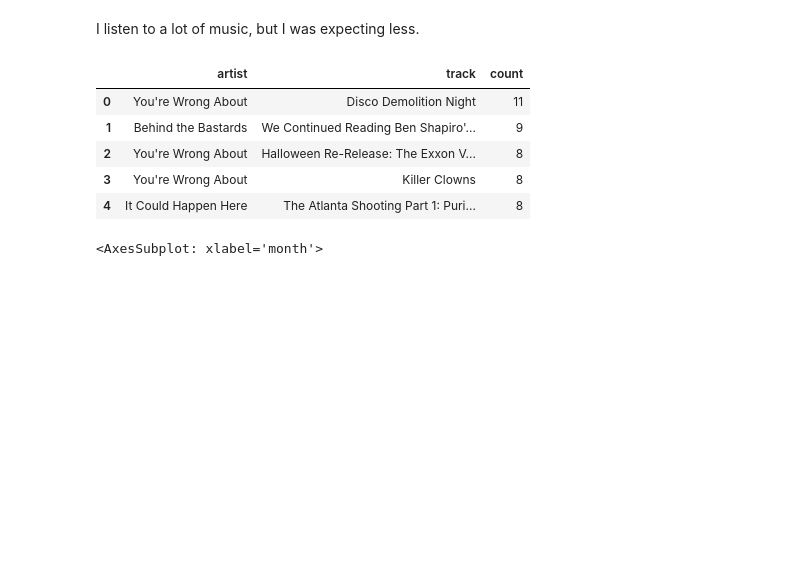
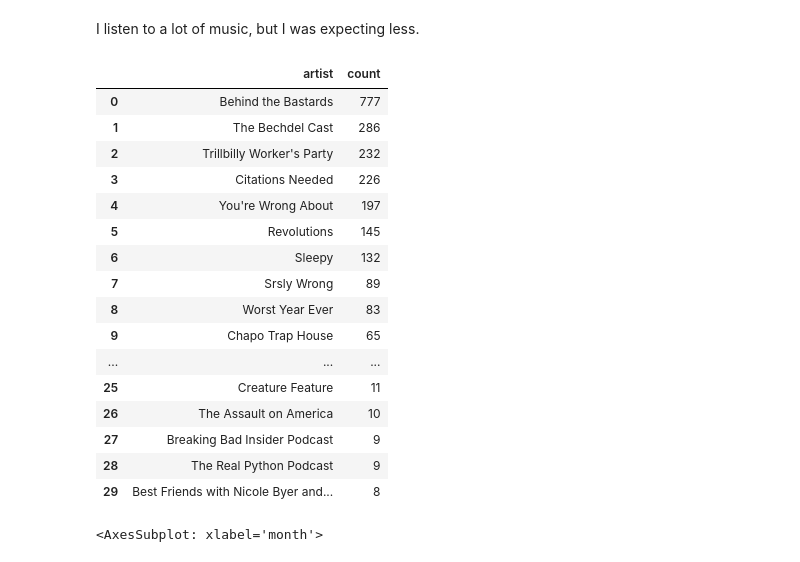
Before and after one commit to mmmuir/CL_DA2, a Jupyter notebook: analysis.ipynb, the cells around one changed output. Saved outputs shown, nothing was run; the diff lists cells and outputs as text; code cells hidden in the pictures; blank space fills up the shorter version.

```diff
--- a/analysis.ipynb
+++ b/analysis.ipynb
@@ -151,14 +132,25 @@ len(del_skips(music_streams)["track"].unique())
 # %% [markdown]
 I listen to a lot of music, but I was expecting less.
 # %%
-most_played(podcasts, nofeatures=True).head(5).sort_values(by="count", ascending=False)
+most_played(podcasts.query("playtime_m > 3"), artists=True, nofeatures=True).head(30).sort_values(by="count", ascending=False)
 # %% [output]
-|  | artist | track | count |
-| 0 | You're Wrong About | Disco Demolition Night | 11 |
-| 1 | Behind the Bastards | We Continued Reading Ben Shapiro'... | 9 |
-| 2 | You're Wrong About | Halloween Re-Release: The Exxon V... | 8 |
-| 3 | You're Wrong About | Killer Clowns | 8 |
-| 4 | It Could Happen Here | The Atlanta Shooting Part 1: Puri... | 8 |
+|  | artist | count |
+| 0 | Behind the Bastards | 777 |
+| 1 | The Bechdel Cast | 286 |
+| 2 | Trillbilly Worker's Party | 232 |
+| 3 | Citations Needed | 226 |
+| 4 | You're Wrong About | 197 |
+| 5 | Revolutions | 145 |
+| 6 | Sleepy | 132 |
+| 7 | Srsly Wrong | 89 |
+| 8 | Worst Year Ever | 83 |
+| 9 | Chapo Trap House | 65 |
+| ... | ... | ... |
+| 25 | Creature Feature | 11 |
+| 26 | The Assault on America | 10 |
+| 27 | Breaking Bad Insider Podcast | 9 |
+| 28 | The Real Python Podcast | 9 |
+| 29 | Best Friends with Nicole Byer and... | 8 |
 # %%
 # Mean number of hours listened by month. With my dataset, a raw sum per month would be undesirable, as it spans partial years at the beginning and end.
 plothpm(hpm(all_streams, average=True))
```
Also changed, not shown: parts of 6 cells of this notebook, 6 other files.
